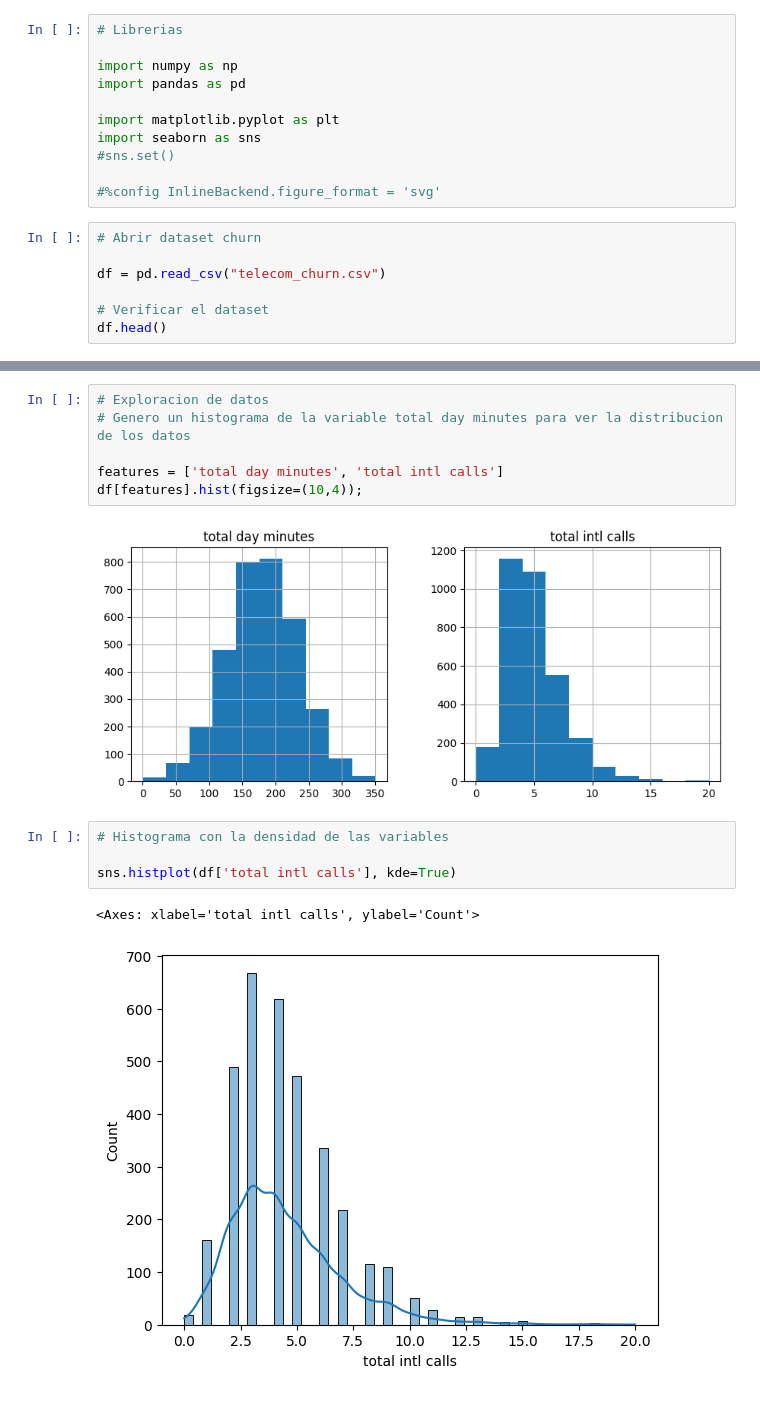
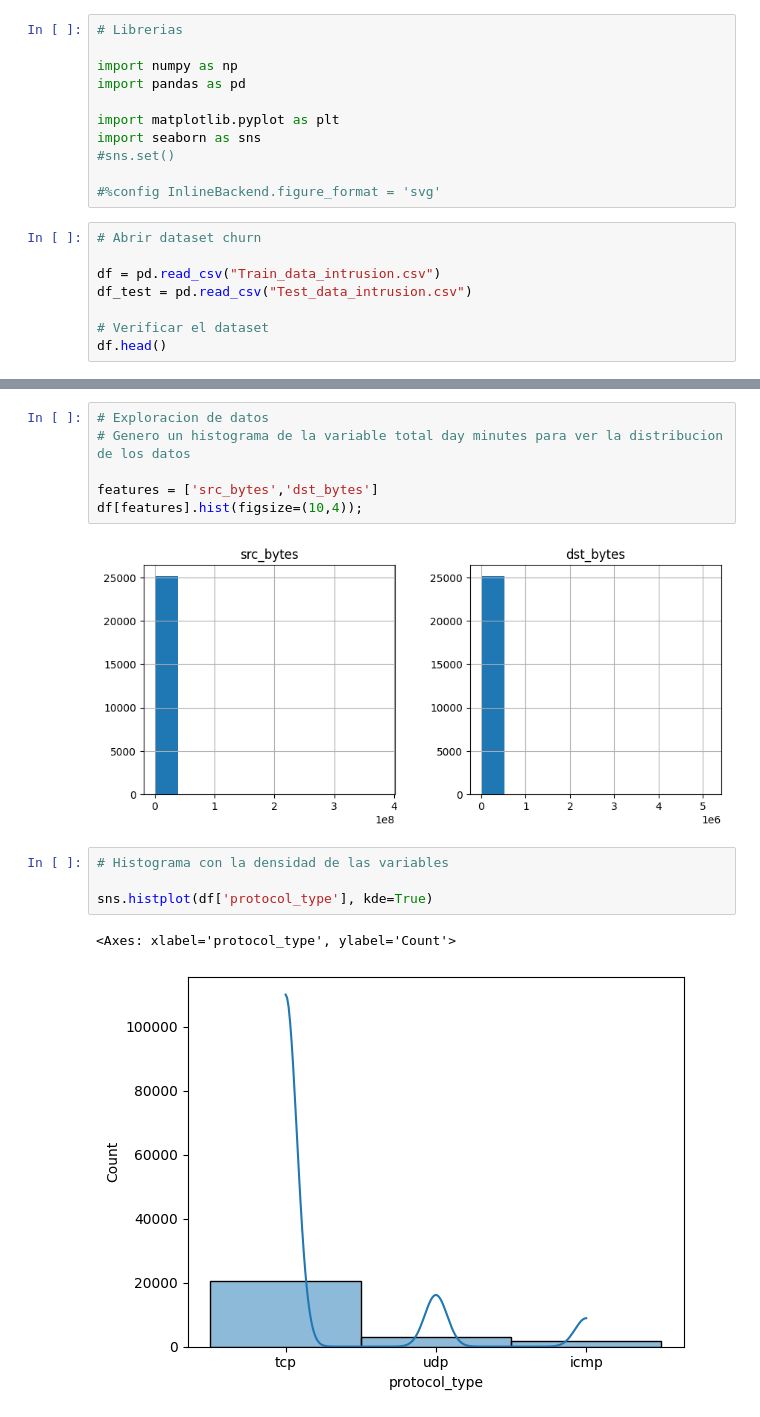
Before and after one commit to ferpinedax1/telecom_ml, a Jupyter notebook: intrusion.ipynb, the cells around one changed output, grey strips where cells are left out. Cells and saved outputs as stored; diff of their text form.

```diff
--- a/intrusion.ipynb
+++ b/intrusion.ipynb
@@ -12,7 +12,8 @@ import seaborn as sns
 # %%
 # Abrir dataset churn
 
-df = pd.read_csv("telecom_churn.csv")
+df = pd.read_csv("Train_data_intrusion.csv")
+df_test = pd.read_csv("Test_data_intrusion.csv")
 
 # Verificar el dataset
 df.head()
@@ -53,17 +63,17 @@ memory usage: 524.2+ KB
 # Exploracion de datos
 # Genero un histograma de la variable total day minutes para ver la distribucion de los datos
 
-features = ['total day minutes', 'total intl calls']
+features = ['src_bytes','dst_bytes']
 df[features].hist(figsize=(10,4));
 # %% [output]
-[figure, old version]
+[figure, new version]
 # %%
 # Histograma con la densidad de las variables
 
-sns.histplot(df['total intl calls'], kde=True)
+sns.histplot(df['protocol_type'], kde=True)
 # %% [output]
-<Axes: xlabel='total intl calls', ylabel='Count'>
+<Axes: xlabel='protocol_type', ylabel='Count'>
-[figure, old version]
+[figure, new version]
 # %%
 # Resumen estadistico de las variables
 
```
Also changed, not shown: parts of 37 cells of this notebook, 1 other file.
